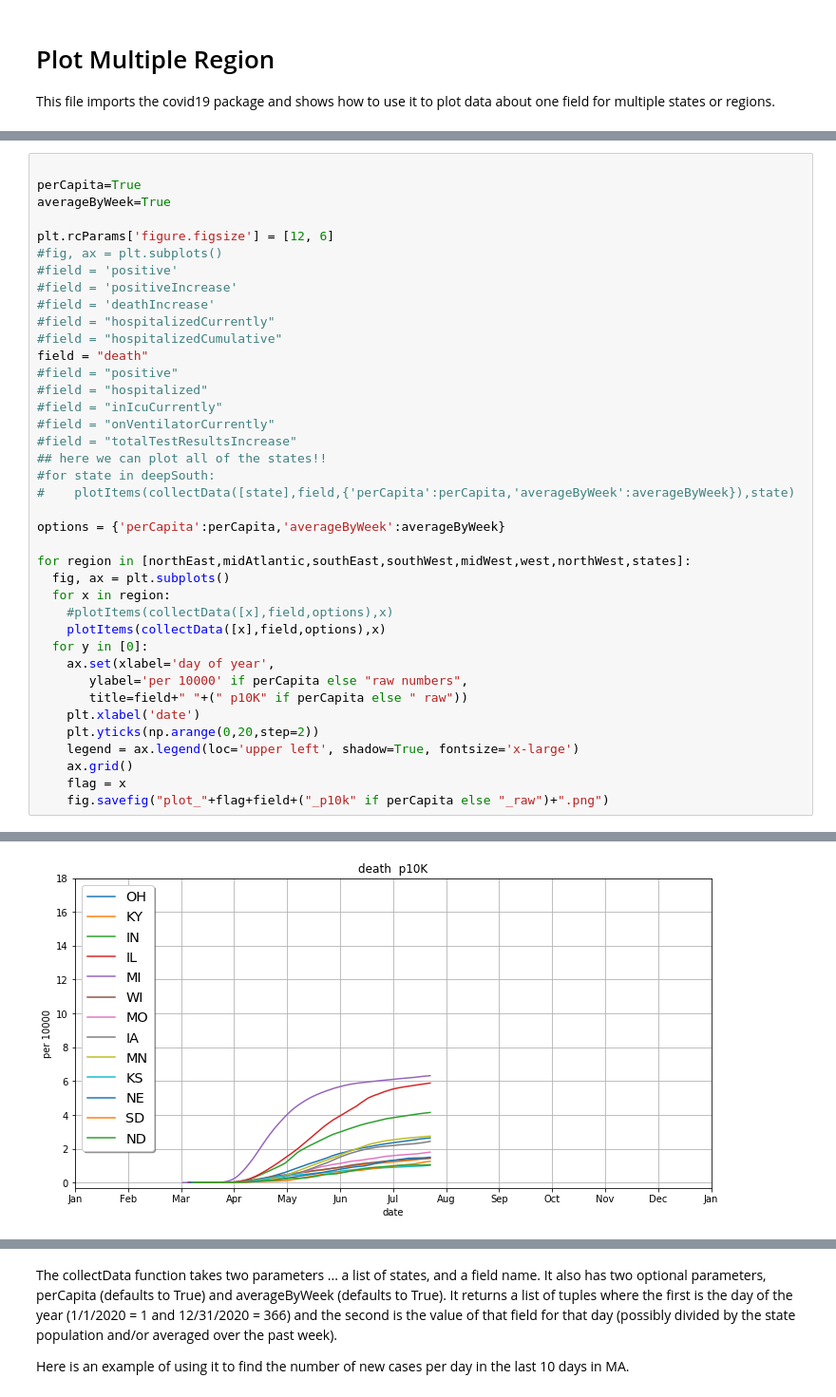
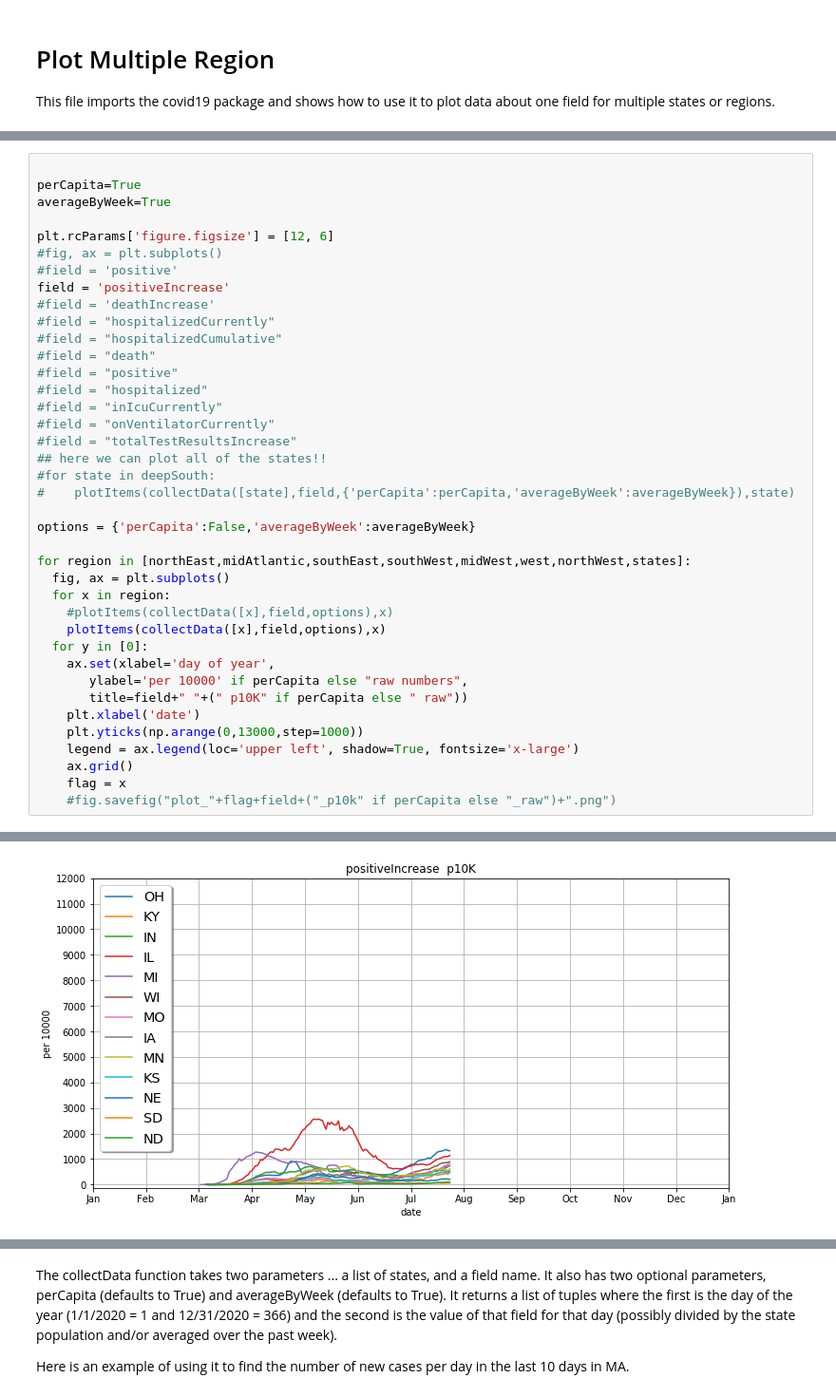
Before and after one commit to tjhickey724/covid19demo, a Jupyter notebook: plotMultipleRegions.ipynb, the cells around one changed output, grey strips where cells are left out. Shown: that part at 95% size. Cells and saved outputs as stored; diff of their text form.

```diff
--- a/plotMultipleRegions.ipynb
+++ b/plotMultipleRegions.ipynb
@@ -12,11 +15,11 @@ averageByWeek=True
 plt.rcParams['figure.figsize'] = [12, 6]
 #fig, ax = plt.subplots()
 #field = 'positive'
-#field = 'positiveIncrease'
+field = 'positiveIncrease'
 #field = 'deathIncrease'
 #field = "hospitalizedCurrently"
 #field = "hospitalizedCumulative"
-field = "death"
+#field = "death"
 #field = "positive"
 #field = "hospitalized"
 #field = "inIcuCurrently"
@@ -26,7 +29,7 @@ field = "death"
 #for state in deepSouth:
 #    plotItems(collectData([state],field,{'perCapita':perCapita,'averageByWeek':averageByWeek}),state)
 
-options = {'perCapita':perCapita,'averageByWeek':averageByWeek}
+options = {'perCapita':False,'averageByWeek':averageByWeek}
 
 for region in [northEast,midAtlantic,southEast,southWest,midWest,west,northWest,states]:
   fig, ax = plt.subplots()
@@ -38,9 +41,9 @@ for region in [northEast,midAtlantic,southEast,southWest,midWest,west,northWest,
        ylabel='per 10000' if perCapita else "raw numbers",
        title=field+" "+(" p10K" if perCapita else " raw"))
     plt.xlabel('date')
-    plt.yticks(np.arange(0,20,step=2))
+    plt.yticks(np.arange(0,13000,step=1000))
     legend = ax.legend(loc='upper left', shadow=True, fontsize='x-large')
     ax.grid()
     flag = x
-    fig.savefig("plot_"+flag+field+("_p10k" if perCapita else "_raw")+".png")
+    #fig.savefig("plot_"+flag+field+("_p10k" if perCapita else "_raw")+".png")
 # %% [output]
@@ -51 +54 @@ for region in [northEast,midAtlantic,southEast,southWest,midWest,west,northWest,
-[figure, old version]
+[figure, new version]
```
Also changed, not shown: parts of 2 cells of this notebook, 16 other files.
